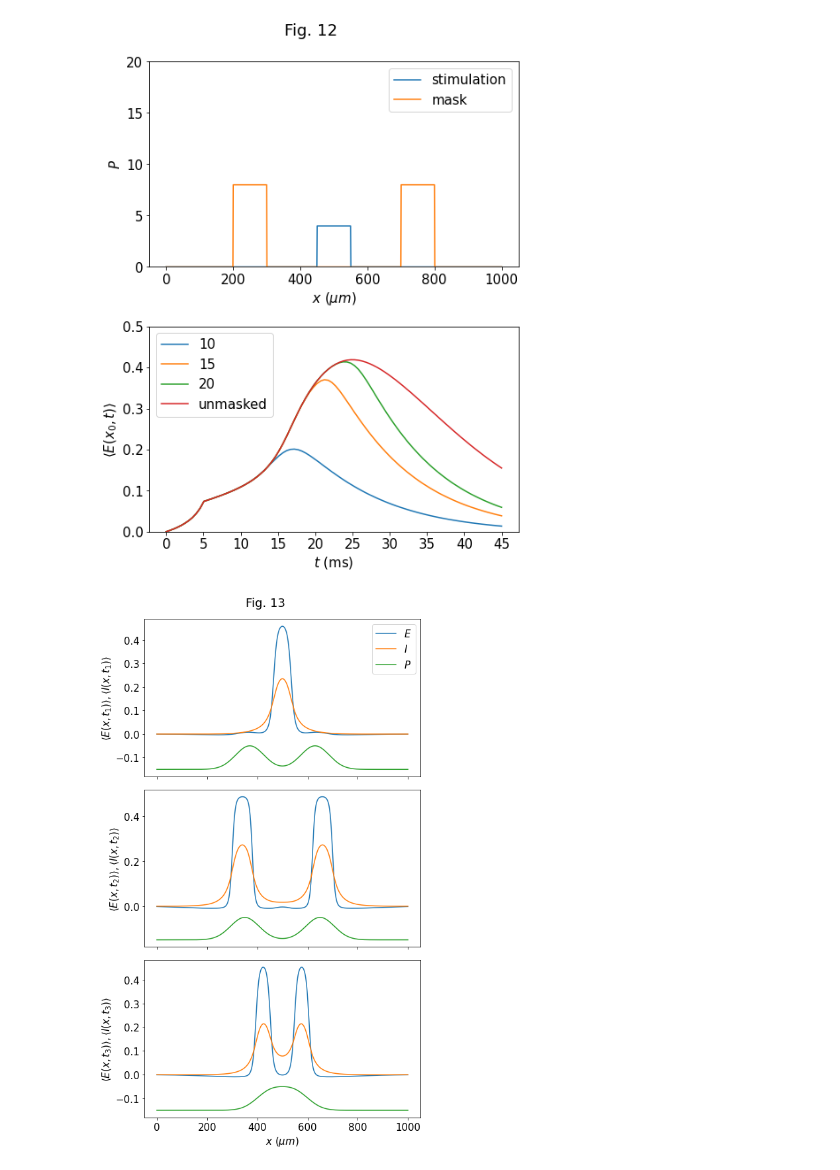
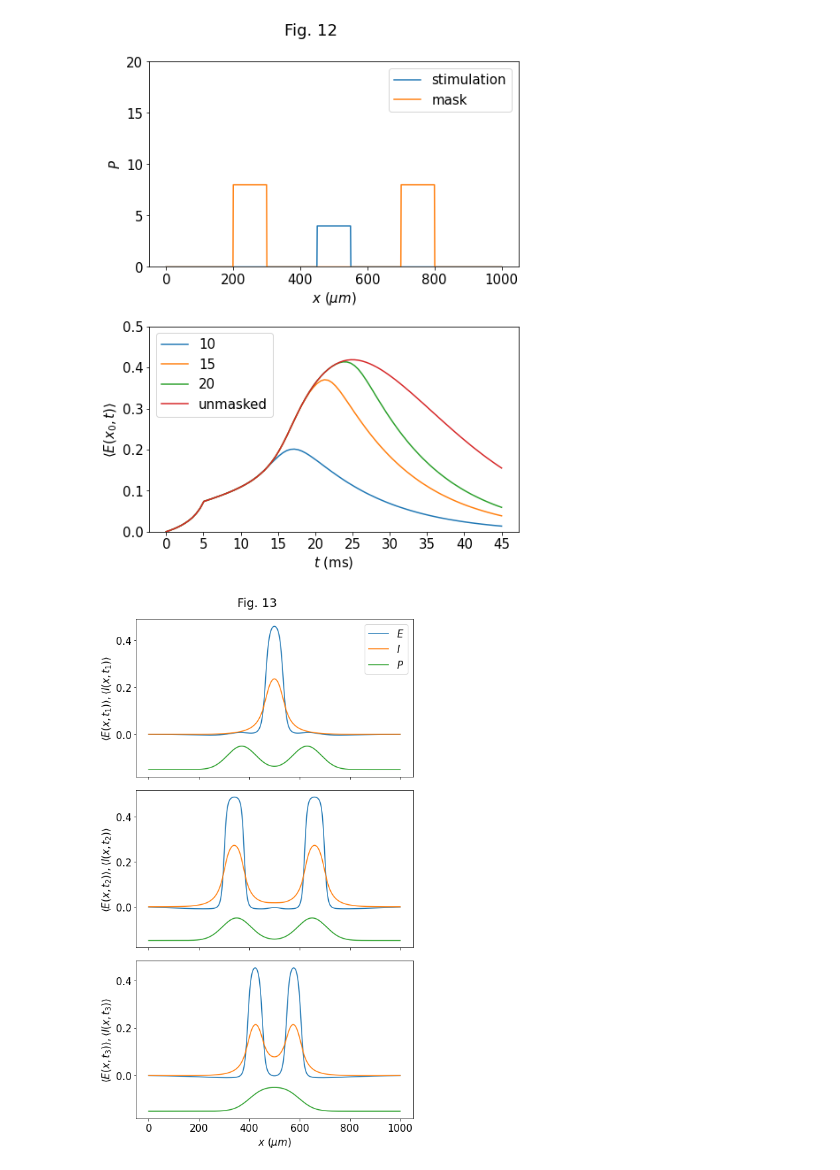
Before and after one commit to riv20/wilson-cowan-1973, a Jupyter notebook: wilco1973.ipynb, the cells around one changed output. Cells and saved outputs as stored; diff of their text form; code cells hidden in the pictures.

```diff
--- a/wilco1973.ipynb
+++ b/wilco1973.ipynb
@@ -319,31 +319,33 @@ ts = [1300, 1500, 3600]
 
 y_labels = [
     r"$\langle E(x, t_1) \rangle, \langle I(x, t_1) \rangle$",
     r"$\langle E(x, t_2) \rangle, \langle I(x, t_2) \rangle$",
     r"$\langle E(x, t_3) \rangle, \langle I(x, t_3) \rangle$"]
 
 for i in range(3):
     sns.lineplot(data = res.get(t=ts[i]), x = "x", y = "E", ax=ax[i], label=r"$E$")
     sns.lineplot(data = res.get(t=ts[i]), x = "x", y = "I", ax=ax[i], label=r"$I$")
 
     stim = res.get(t = ts[i])
     stim["P"] *= .1 / stim["P"].max()
     stim["P"] -= .15
 
     sns.lineplot(data = stim, x = "x", y = "P", label = r"$P$", ax=ax[i])
 
     ax[i].set_ylabel(y_labels[i])
 
     if i != 0:
         ax[i].get_legend().remove()
 
     if i == 2:
         ax[i].set_xlabel(r"$x\ (\mu m)$")
     else:
         ax[i].set_xlabel("")
         ax[i].set_xticklabels([])
 
+    ax[i].set_yticks([0, 0.2, 0.4])
+
 fig.suptitle("Fig. 13")
 fig.tight_layout()
 # %% [output]
-[figure, old version]
+[figure, new version]
```
